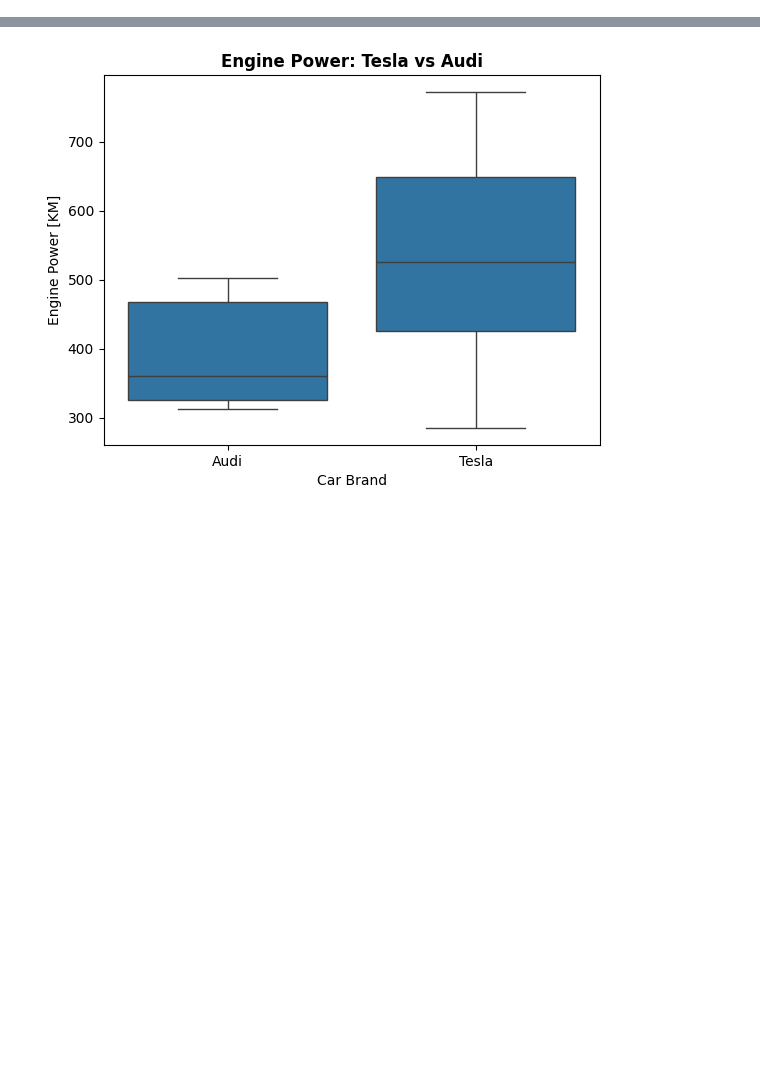
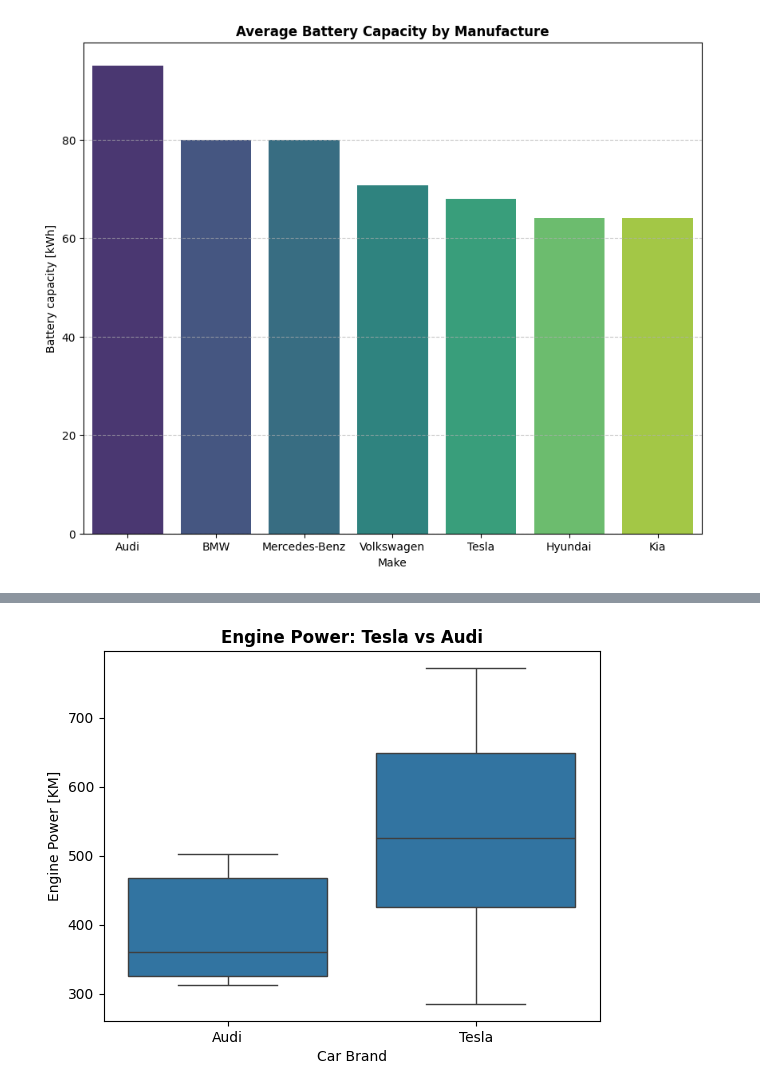
Before and after one commit to imrravi/Python, a Jupyter notebook: 3.Electric Vehicle Data Analysis Project/Electric_Vehicle_Data_Analysis.ipynb, the cells around one changed output, grey strips where cells are left out. Saved outputs shown, nothing was run; the diff lists cells and outputs as text; code cells hidden in the pictures; blank space fills up the shorter version.

```diff
--- a/3.Electric Vehicle Data Analysis Project/Electric_Vehicle_Data_Analysis.ipynb
+++ b/3.Electric Vehicle Data Analysis Project/Electric_Vehicle_Data_Analysis.ipynb
@@ -437,0 +158,8 @@ No significant difference in engine power between Tesla and Audi.
+# %%
+# filter EVs based on given criteria
+filter_ev = df[(df['Minimal price (gross) [PLN]'] <= 350000) & (df['Range (WLTP) [km]'] >= 400)]
+
+# Group by make and calculate the average battery capacity
+result = filter_ev.groupby('Make')['Battery capacity [kWh]'].mean().reset_index()
+#Display the result
+result
@@ -437,0 +175,9 @@ No significant difference in engine power between Tesla and Audi.
+# %%
+result = result.sort_values('Battery capacity [kWh]',ascending=False)
+plt.figure(figsize=(10,8))
+sns.barplot(x='Make', y='Battery capacity [kWh]', data=result,palette='viridis')
+plt.title('Average Battery Capacity by Manufacture', fontweight='bold')
+plt.grid(axis='y', linestyle='--', alpha=0.7)
+plt.show()
+# %% [output]
+[figure, added]
```
Also changed, not shown: parts of 64 cells of this notebook, 16 other files.
